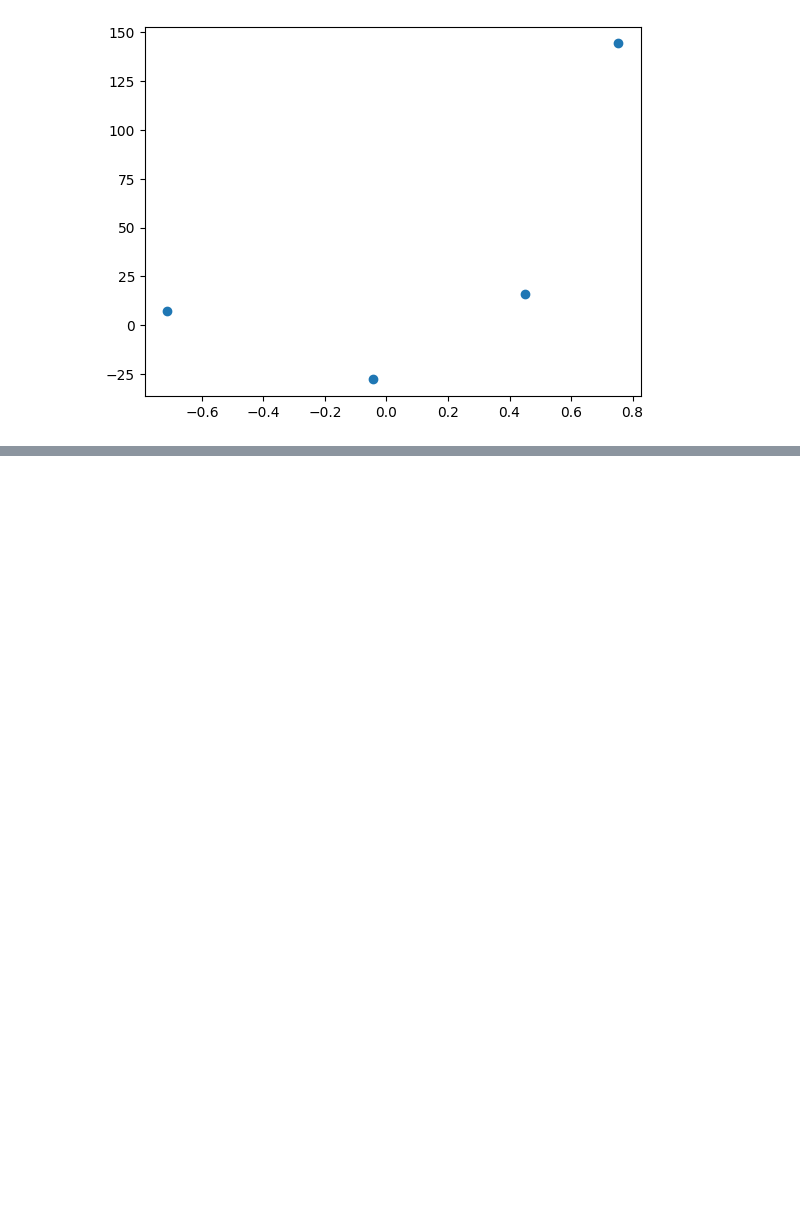
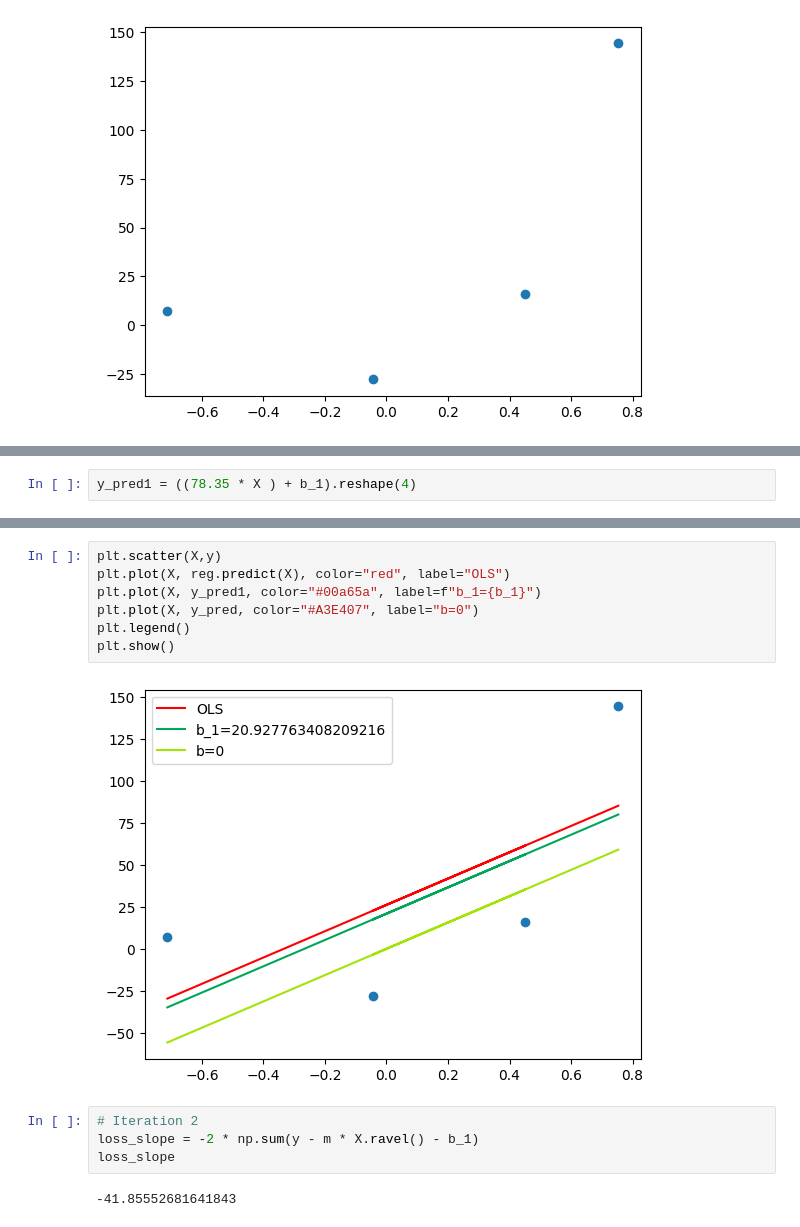
Before and after one commit to SagarChhabriya/data-science, a Jupyter notebook: Supervised-Learning/04-gradient-descent/gd.ipynb, the cells around one changed output, grey strips where cells are left out. Drawn from its saved outputs; the diff is of its cells as text; blank space fills up the shorter version.

```diff
--- a/Supervised-Learning/04-gradient-descent/gd.ipynb
+++ b/Supervised-Learning/04-gradient-descent/gd.ipynb
@@ -11,0 +81,2 @@ plt.scatter(X,y)
+# %%
+y_pred1 = ((78.35 * X ) + b_1).reshape(4)
@@ -11,0 +87,15 @@ plt.scatter(X,y)
+# %%
+plt.scatter(X,y)
+plt.plot(X, reg.predict(X), color="red", label="OLS")
+plt.plot(X, y_pred1, color="#00a65a", label=f"b_1={b_1}")
+plt.plot(X, y_pred, color="#A3E407", label="b=0")
+plt.legend()
+plt.show()
+# %% [output]
+[figure, added]
+# %%
+# Iteration 2
+loss_slope = -2 * np.sum(y - m * X.ravel() - b_1)
+loss_slope
+# %% [output]
+-41.85552681641843
```
Also changed, not shown: parts of 25 cells of this notebook.
